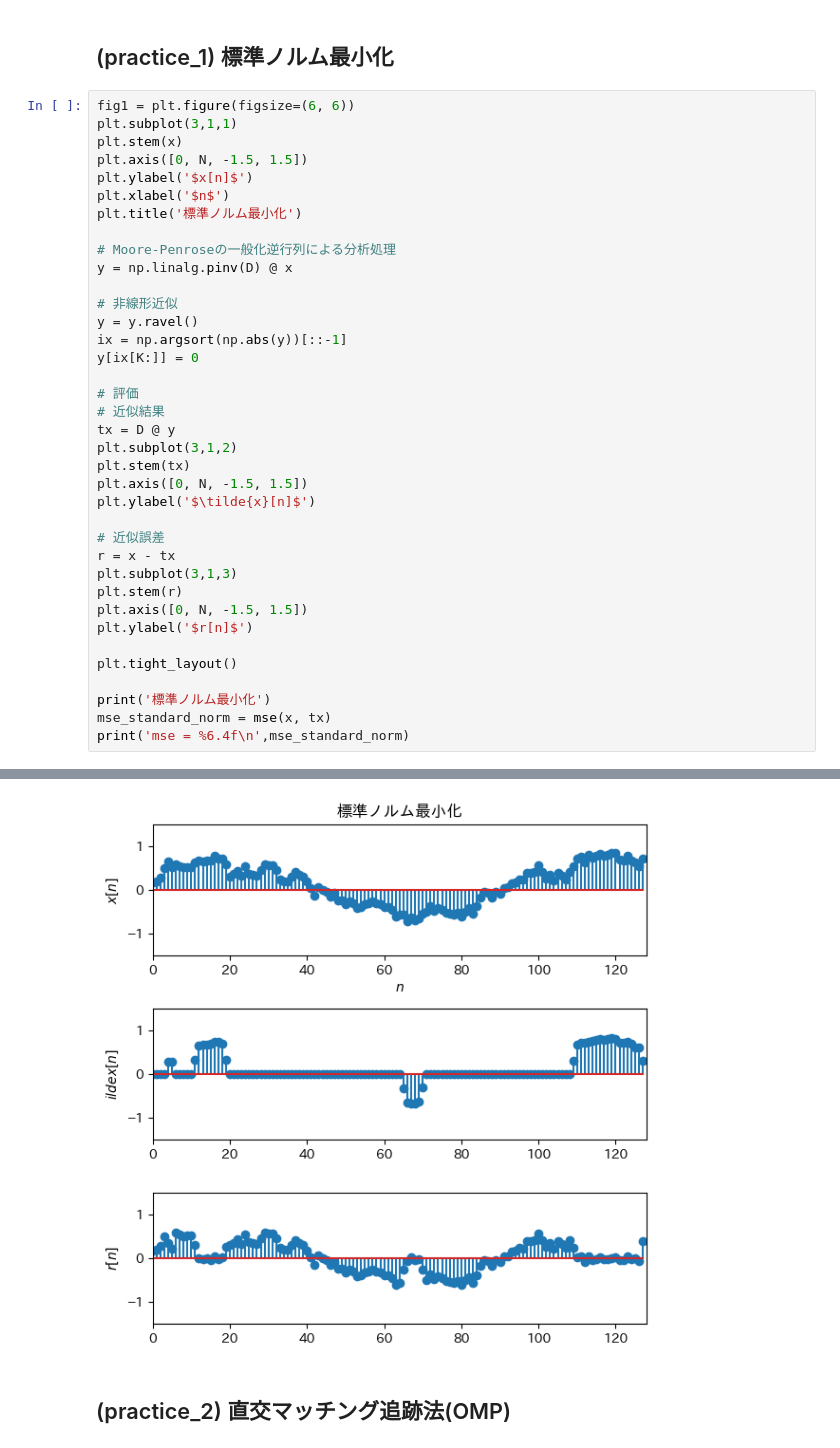
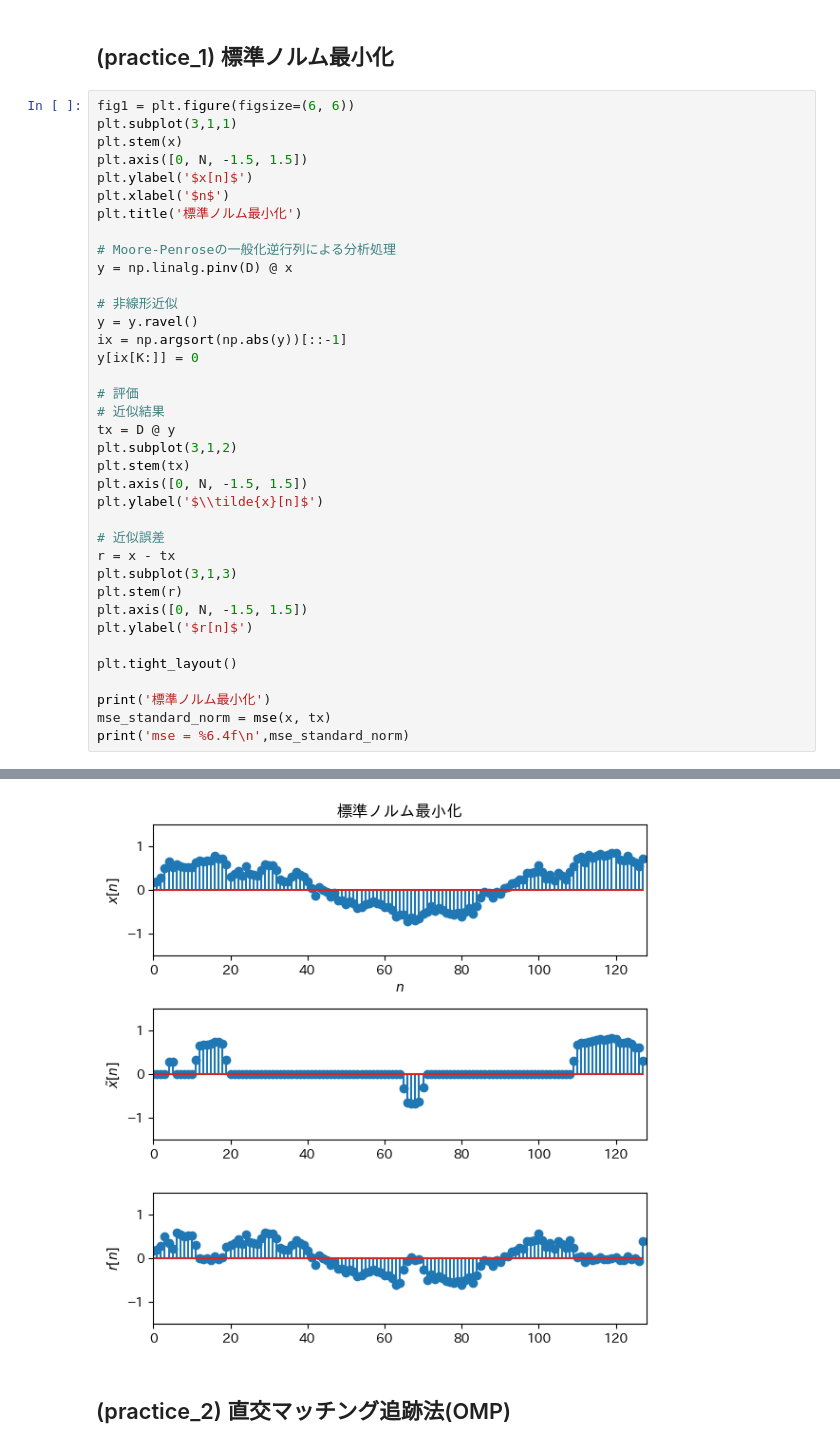
Before and after one commit to msiplab/AtipWork, a Jupyter notebook: python/sample_practice.ipynb, the cells around one changed output, grey strips where cells are left out. Cells and saved outputs as stored; diff of their text form.

```diff
--- a/python/sample_practice.ipynb
+++ b/python/sample_practice.ipynb
@@ -89,35 +110,35 @@ plt.title('標準ノルム最小化')
 y = np.linalg.pinv(D) @ x
 
 # 非線形近似
 y = y.ravel()
 ix = np.argsort(np.abs(y))[::-1]
 y[ix[K:]] = 0
 
 # 評価
 # 近似結果
 tx = D @ y
 plt.subplot(3,1,2)
 plt.stem(tx)
 plt.axis([0, N, -1.5, 1.5])
-plt.ylabel('$\tilde{x}[n]$')
+plt.ylabel('$\\tilde{x}[n]$')
 
 # 近似誤差
 r = x - tx
 plt.subplot(3,1,3)
 plt.stem(r)
 plt.axis([0, N, -1.5, 1.5])
 plt.ylabel('$r[n]$')
 
 plt.tight_layout()
 
 print('標準ノルム最小化')
 mse_standard_norm = mse(x, tx)
 print('mse = %6.4f\n',mse_standard_norm)
 # %% [output]
 標準ノルム最小化
 mse = %6.4f
  0.10678080568921033
-[figure, old version]
+[figure, new version]
 # %% [markdown]
 ## (practice_2) 直交マッチング追跡法(OMP)
 # %%
```
Also changed, not shown: parts of 7 cells of this notebook.
